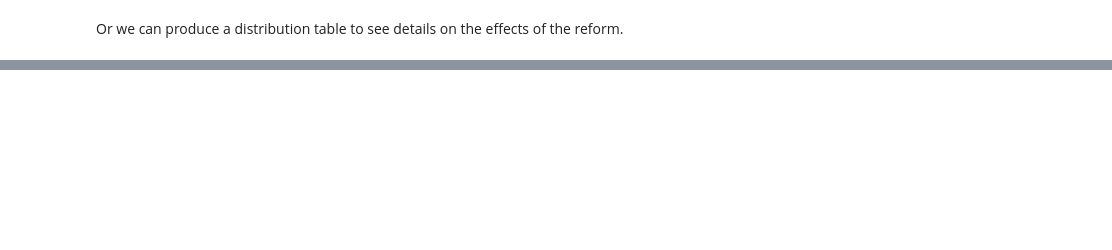
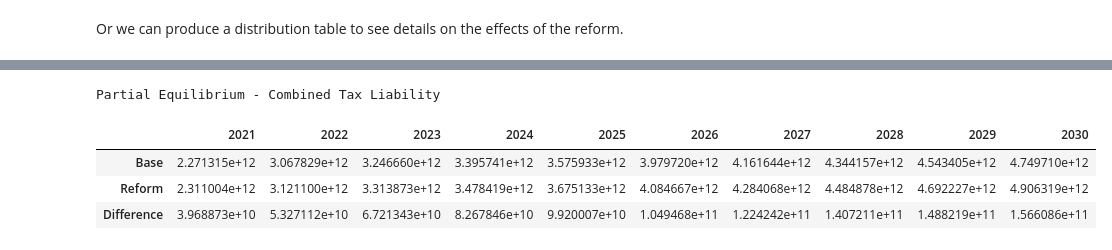
Before and after one commit to PSLmodels/Tax-Brain, a Jupyter notebook: _sources/content/examples/example.ipynb, the cells around one changed output, grey strips where cells are left out. Drawn from its saved outputs; the diff is of its cells as text; code cells hidden in the pictures; blank space fills up the shorter version.

```diff
--- a/_sources/content/examples/example.ipynb
+++ b/_sources/content/examples/example.ipynb
@@ -104,0 +109,26 @@ Distribution Table
+# %%
+# Corporate revenue estimate
+corp_rev = [5_000_000_000] * (end_year - start_year + 1)
+incidence_assumptions = {
+    "Incidence": {  # long-run incidence of corporate tax
+        "Labor share": 0.5,
+        "Shareholder share": 0.4,
+        "All capital share": 0.1,
+    },
+    "Long run years": 10,  # number of years to reach long-run incidence
+}
+# %%
+tb_dynamic = TaxBrain(start_year, end_year, use_cps=True, reform=reform_url,
+                      behavior={"sub": 0.25},
+                      corp_revenue=corp_rev,
+                      corp_incidence_assumptions=incidence_assumptions)
+tb_dynamic.run()
+# %%
+print("Partial Equilibrium - Combined Tax Liability")
+tb_dynamic.weighted_totals("combined")
+# %% [output]
+Partial Equilibrium - Combined Tax Liability
+|  | 2021 | 2022 | 2023 | 2024 | 2025 | 2026 | 2027 | 2028 | 2029 | 2030 |
+| Base | 2.271315e+12 | 3.067829e+12 | 3.246660e+12 | 3.395741e+12 | 3.575933e+12 | 3.979720e+12 | 4.161644e+12 | 4.344157e+12 | 4.543405e+12 | 4.749710e+12 |
+| Reform | 2.311004e+12 | 3.121100e+12 | 3.313873e+12 | 3.478419e+12 | 3.675133e+12 | 4.084667e+12 | 4.284068e+12 | 4.484878e+12 | 4.692227e+12 | 4.906319e+12 |
+| Difference | 3.968873e+10 | 5.327112e+10 | 6.721343e+10 | 8.267846e+10 | 9.920007e+10 | 1.049468e+11 | 1.224242e+11 | 1.407211e+11 | 1.488219e+11 | 1.566086e+11 |
```
Also changed, not shown: parts of 7 cells of this notebook, 32 other files.
